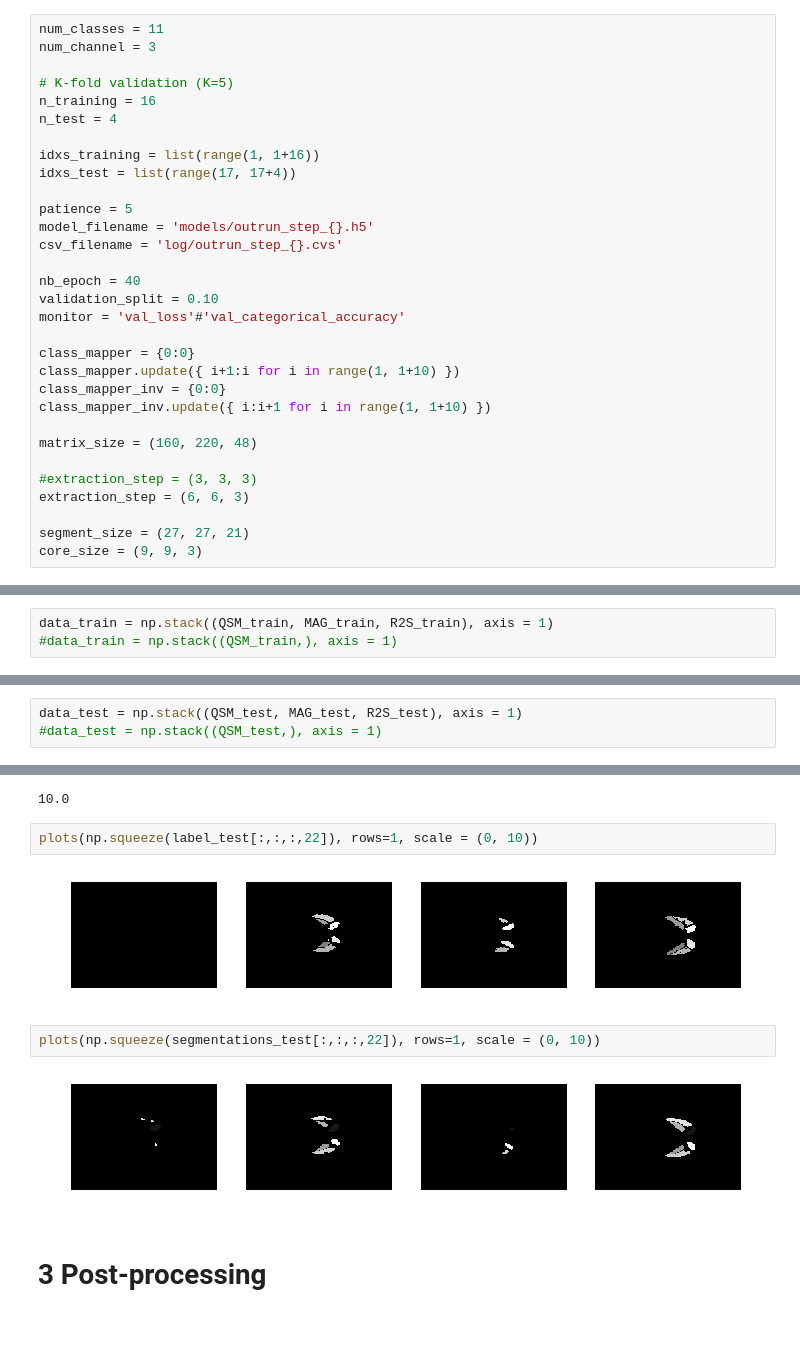
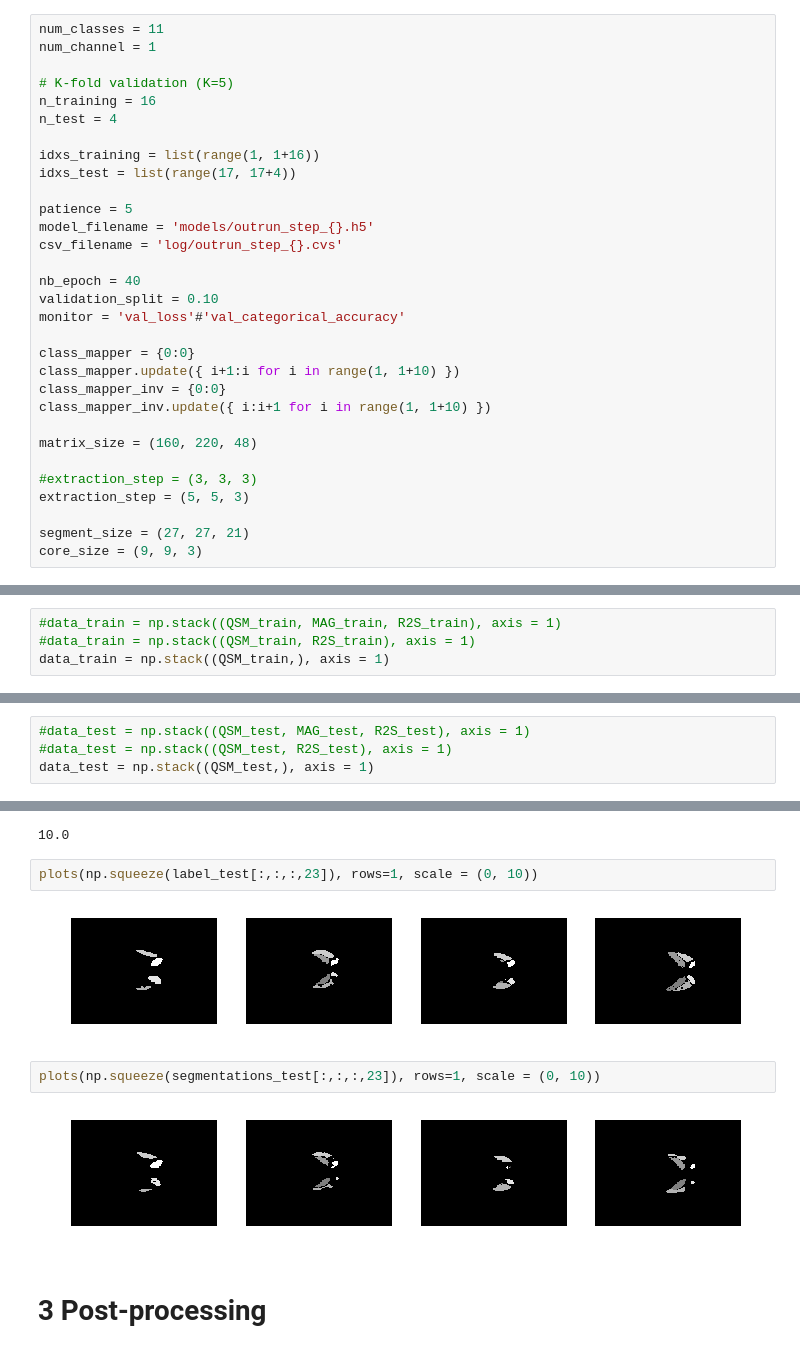
Before and after one commit to LiuHuiSigma/segDGM_CNN, a Jupyter notebook: segDGM_3DCNN.ipynb, the cells around one changed output, grey strips where cells are left out. Drawn from its saved outputs; the diff is of its cells as text.

Commit message:
Snapshot    20171231-1     Note:       1. Input channel: 1     (QSM)         2. Extraction step: 5x5x3 	3. Validation using mask enforce (no shuffle)

```diff
--- a/segDGM_3DCNN.ipynb
+++ b/segDGM_3DCNN.ipynb
@@ -33,7 +31,7 @@ reload(callback_custom)
 # Problem configuration
 # %%
 num_classes = 11
-num_channel = 3
+num_channel = 1
 
 # K-fold validation (K=5)
 n_training = 16
@@ -58,7 +56,7 @@ class_mapper_inv.update({ i:i+1 for i in range(1, 1+10) })
 matrix_size = (160, 220, 48)
 
 #extraction_step = (3, 3, 3)
-extraction_step = (6, 6, 3)
+extraction_step = (5, 5, 3)
 
 segment_size = (27, 27, 21)
 core_size = (9, 9, 3)
@@ -79,8 +77,9 @@ for i, case_idx in enumerate(idxs_training):
     R2S_train[i, :, :, :] = read_data(case_idx, 'R2S')
     label_train[i, :, :, :] = read_data(case_idx, 'label')
 # %%
-data_train = np.stack((QSM_train, MAG_train, R2S_train), axis = 1)
-#data_train = np.stack((QSM_train,), axis = 1)
+#data_train = np.stack((QSM_train, MAG_train, R2S_train), axis = 1)
+#data_train = np.stack((QSM_train, R2S_train), axis = 1)
+data_train = np.stack((QSM_train,), axis = 1)
 # %%
 QSM_test = np.empty(((n_test,) + matrix_size), dtype=precision_global)
 MAG_test = np.empty(((n_test,) + matrix_size), dtype=precision_global)
@@ -92,8 +91,9 @@ for i, case_idx in enumerate(idxs_test):
     R2S_test[i, :, :, :] = read_data(case_idx, 'R2S')
     label_test[i, :, :, :] = read_data(case_idx, 'label')
 # %%
-data_test = np.stack((QSM_test, MAG_test, R2S_test), axis = 1)
-#data_test = np.stack((QSM_test,), axis = 1)
+#data_test = np.stack((QSM_test, MAG_test, R2S_test), axis = 1)
+#data_test = np.stack((QSM_test, R2S_test), axis = 1)
+data_test = np.stack((QSM_test,), axis = 1)
 # %% [markdown]
 ## 1.2 Pre-processing
 # %%
@@ -456,13 +457,13 @@ segmentations_test.max()
 # %% [output]
 10.0
 # %%
-plots(np.squeeze(label_test[:,:,:,22]), rows=1, scale = (0, 10))
+plots(np.squeeze(label_test[:,:,:,23]), rows=1, scale = (0, 10))
 # %% [output]
-[figure, old version]
+[figure, new version]
 # %%
-plots(np.squeeze(segmentations_test[:,:,:,22]), rows=1, scale = (0, 10))
+plots(np.squeeze(segmentations_test[:,:,:,23]), rows=1, scale = (0, 10))
 # %% [output]
-[figure, old version]
+[figure, new version]
 # %% [markdown]
 # 3 Post-processing
 # %% [markdown]
```
Also changed, not shown: parts of 13 cells of this notebook, 8 other files.
